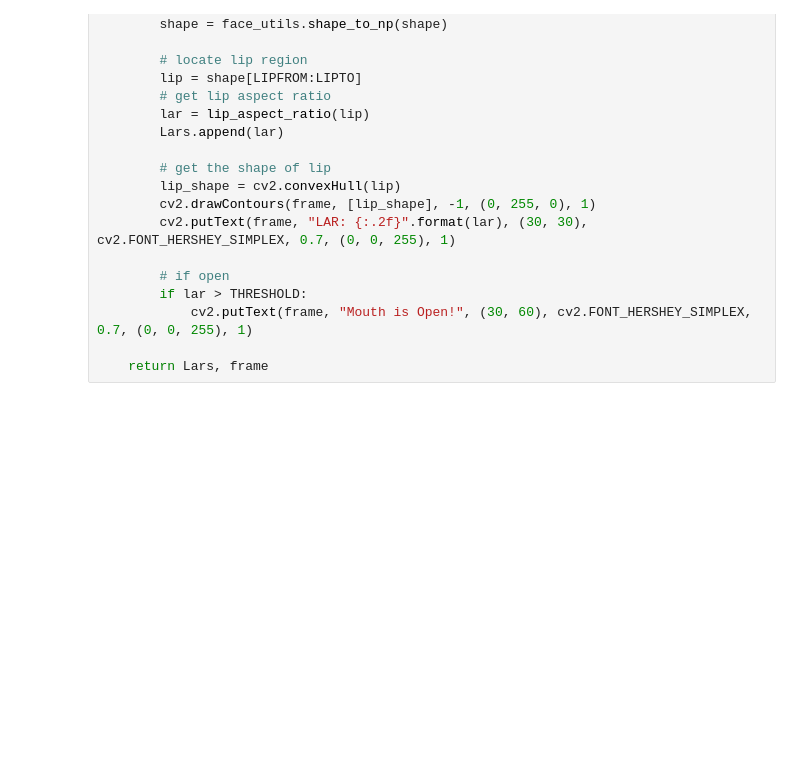
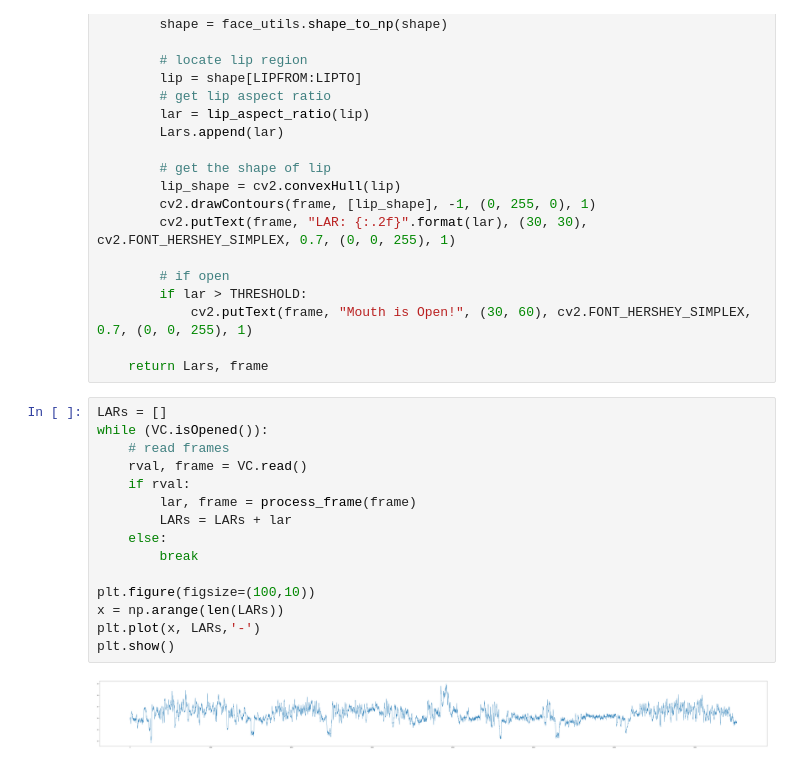
Before and after one commit to visionshao/LipMotionDetection, a Jupyter notebook: test.ipynb, the cells around one changed output. Cells and saved outputs as stored; diff of their text form; blank space fills up the shorter version.

```diff
--- a/test.ipynb
+++ b/test.ipynb
@@ -90,3 +94,20 @@ def process_frame(frame):
             cv2.putText(frame, "Mouth is Open!", (30, 60), cv2.FONT_HERSHEY_SIMPLEX, 0.7, (0, 0, 255), 1)
 
     return Lars, frame
+# %%
+LARs = []
+while (VC.isOpened()):
+    # read frames
+    rval, frame = VC.read()
+    if rval:
+        lar, frame = process_frame(frame)
+        LARs = LARs + lar
+    else:
+        break
+
+plt.figure(figsize=(100,10))
+x = np.arange(len(LARs))
+plt.plot(x, LARs,'-')
+plt.show()
+# %% [output]
+[figure, added]
```
Also changed, not shown: parts of 3 cells of this notebook, 1 other file.
